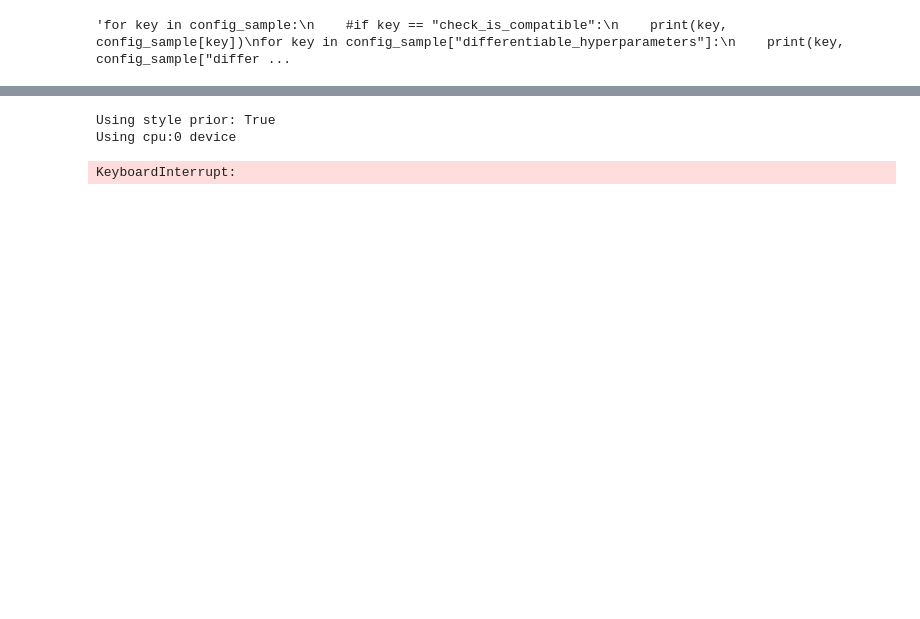
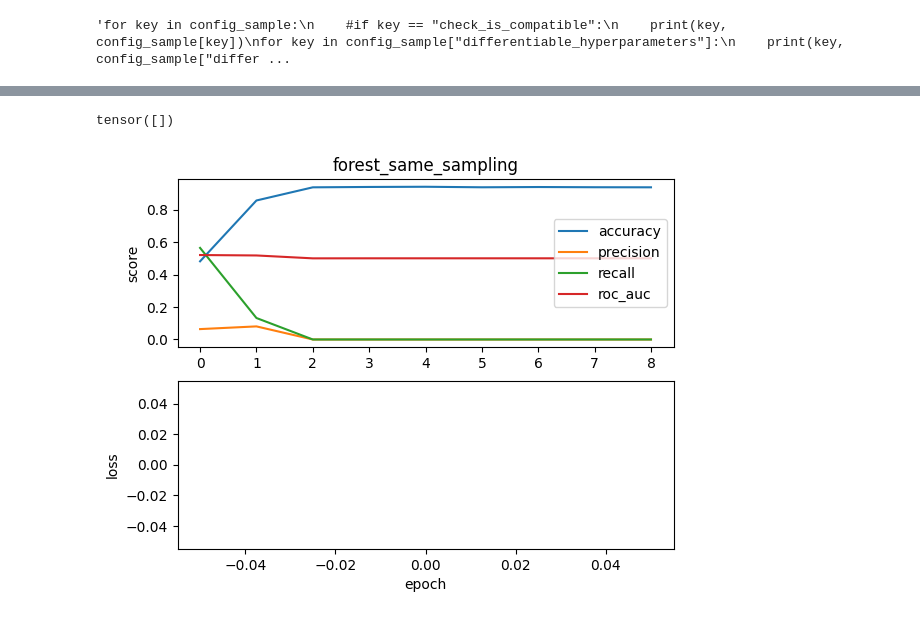
Before and after one commit to LenMetz/TabPFN-medical, a Jupyter notebook: pretraining.ipynb, the cells around one changed output, grey strips where cells are left out. Saved outputs shown, nothing was run; the diff lists cells and outputs as text; code cells hidden in the pictures; blank space fills up the shorter version.

Commit message:
plotting, weighted loss

```diff
--- a/pretraining.ipynb
+++ b/pretraining.ipynb
@@ -220,19 +247,30 @@ Micriobiome TabPFN  0.937265        0.0     0.0      0.5
-# %%
-config_sample['batch_size'] = 4
-model = get_model(config_sample, device, should_train=False, verbose=2) # , state_dict=model[2].state_dict()
-(hp_embedding, data, _), targets, single_eval_pos = next(iter(model[3]))
-
-#from utils import normalize_data
-fig = plt.figure(figsize=(8, 8))
-N = 100
-plot_features(data[0:N, 0, 0:4], targets[0:N, 0], fig=fig)
-
-d = np.concatenate([data[:, 0, :].T, np.expand_dims(targets[:, 0], -1).T])
-d[np.isnan(d)] = 0
-c = np.corrcoef(d)
-plt.matshow(np.abs(c), vmin=0, vmax=1)
-plt.show()
-# %% [output]
-Using style prior: True
-Using cpu:0 device
-KeyboardInterrupt:
+# %%
+import os
+def load_train_results(name):
+    dir_path = os.path.abspath(os.getcwd())
+    path = dir_path + f"/logs/trainrun_{name}"
+    losses = torch.load(path+"/losses")
+    mb_results = torch.load(path+"/mb_results")
+    return losses, mb_results
+# %%
+def plot_metrics(losses, results, metrics, name):
+    plt.figure(1)
+    plt.subplot(211)
+    for ii, m in enumerate(metrics):
+        plt.plot(results[:,ii], label=m)
+    plt.ylabel("score")
+    plt.title(name)
+    plt.legend()
+    plt.subplot(212)
+    plt.plot(losses)
+    plt.xlabel("epoch")
+    plt.ylabel("loss")
+    plt.show()
+# %%
+name = "forest_same_sampling"
+metrics = ["accuracy", "precision", "recall", "roc_auc"]
+losses, mb_results = load_train_results(name)
+plot_metrics(losses, mb_results, metrics, name)
+# %% [output]
+tensor([])
+[figure, added]
```
Also changed, not shown: parts of 3 cells of this notebook, 51 other files.
